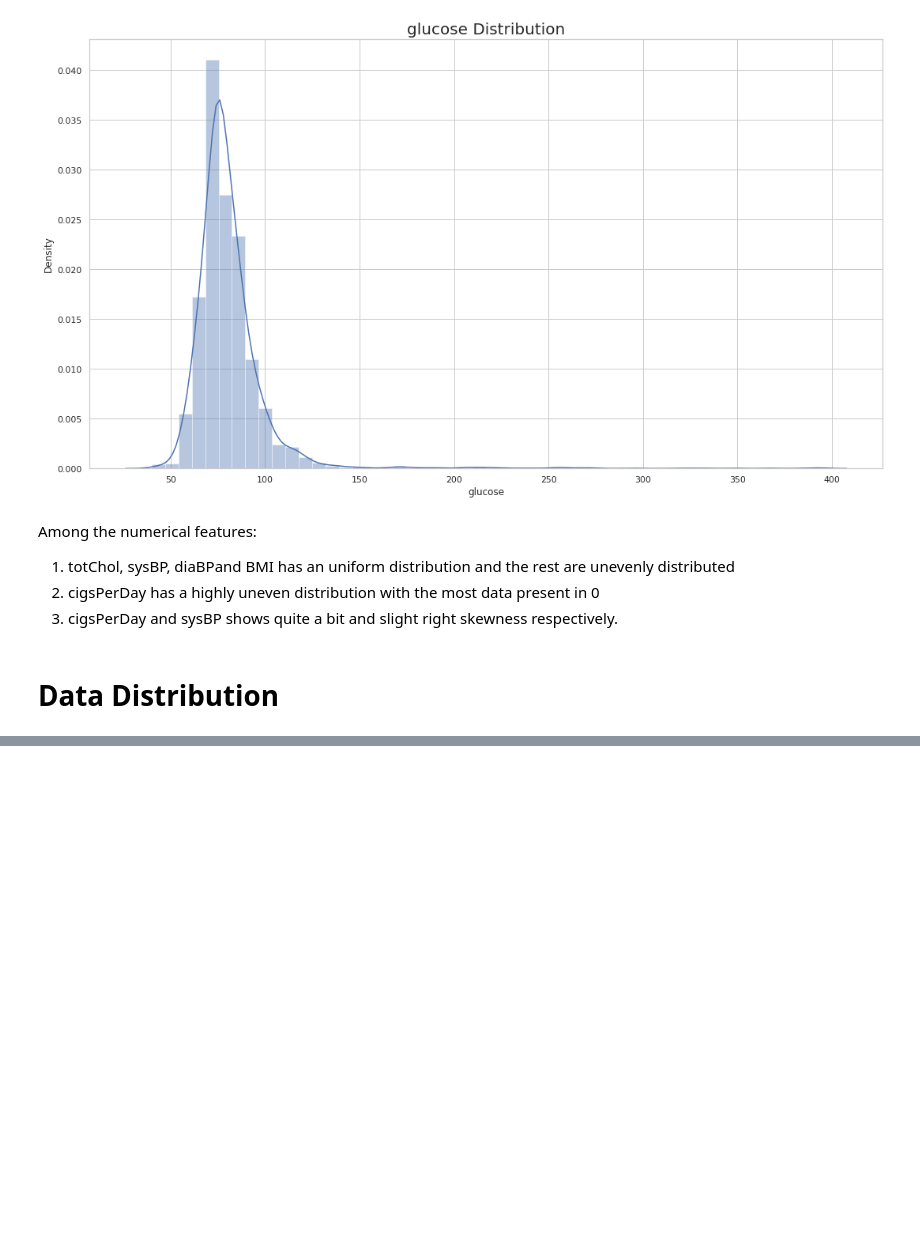
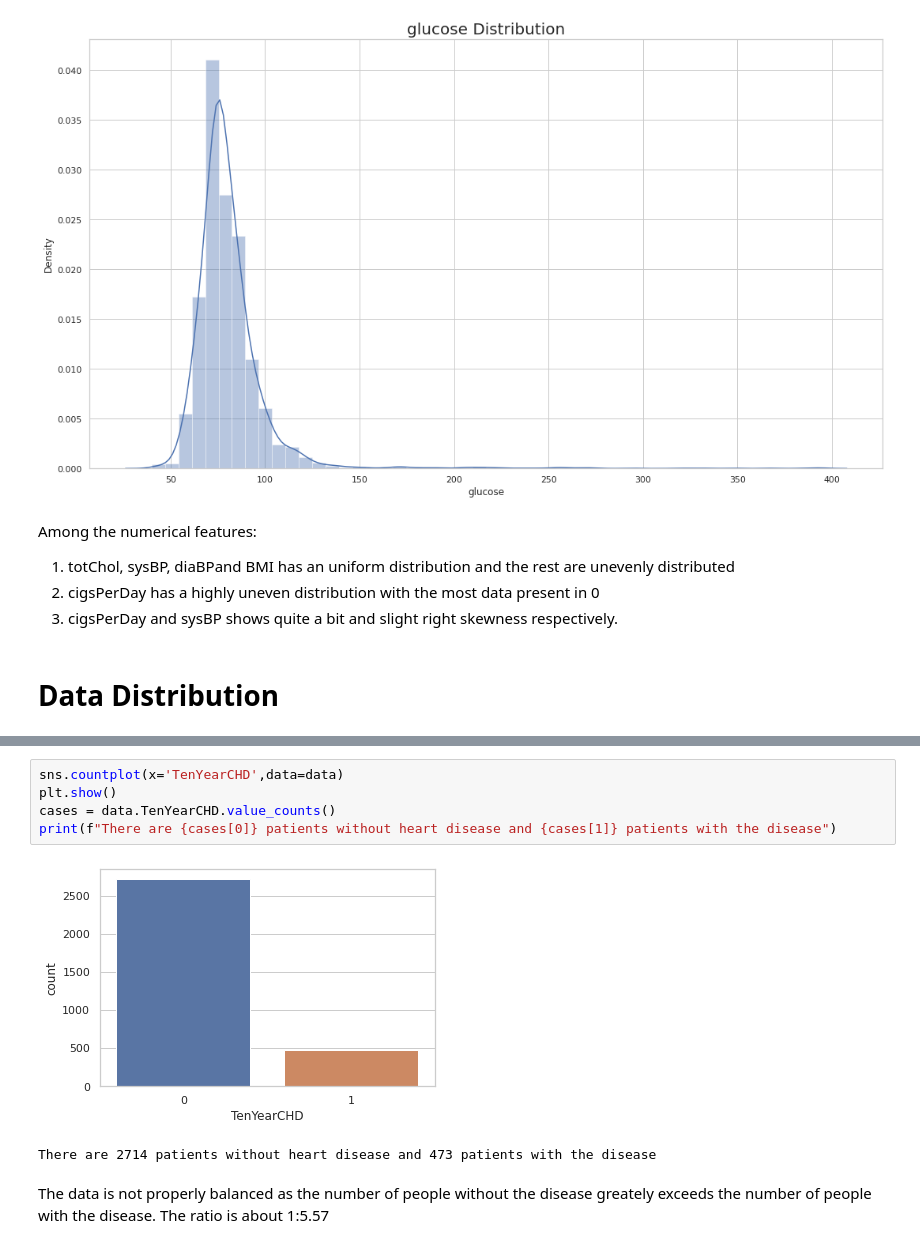
Before and after one commit to chandusayhi/Cardiovascular_Risk_Prediction, a Jupyter notebook: Chandrakant_Cardiovascular_Risk_Prediction.ipynb, the cells around one changed output, grey strips where cells are left out. Drawn from its saved outputs; the diff is of its cells as text; blank space fills up the shorter version.

```diff
--- a/Chandrakant_Cardiovascular_Risk_Prediction.ipynb
+++ b/Chandrakant_Cardiovascular_Risk_Prediction.ipynb
@@ -373,0 +394,10 @@ The data on the prevalent stroke, diabetes, and blood pressure meds are poorly b
+# %%
+sns.countplot(x='TenYearCHD',data=data)
+plt.show()
+cases = data.TenYearCHD.value_counts()
+print(f"There are {cases[0]} patients without heart disease and {cases[1]} patients with the disease")
+# %% [output]
+[figure, added]
+There are 2714 patients without heart disease and 473 patients with the disease
+# %% [markdown]
+The data is not properly balanced as the number of people without the disease greately exceeds the number of people with the disease. The ratio is about 1:5.57
```
Also changed, not shown: parts of 72 cells of this notebook.
